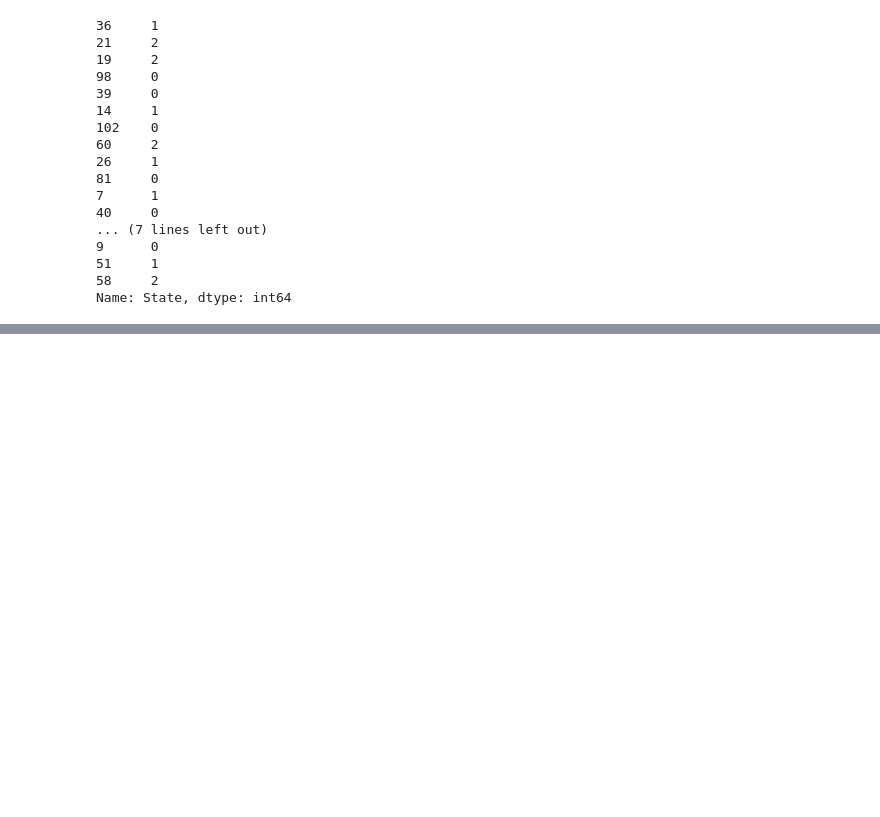
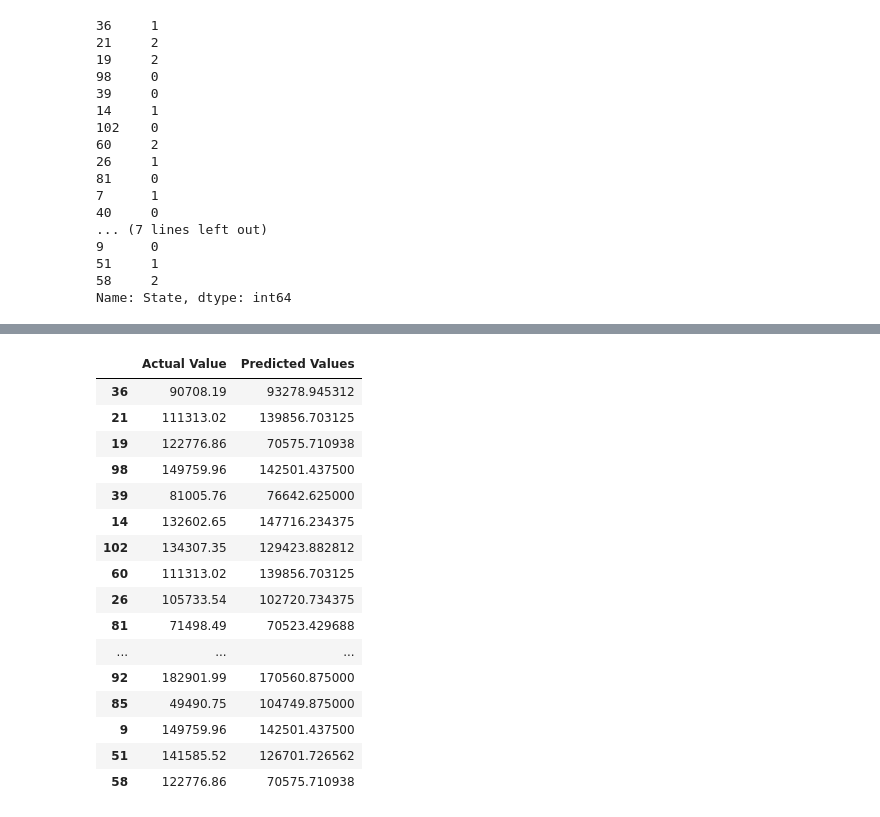
Before and after one commit to NimishSinghChouhan/Smart-Bridge-AI, a Jupyter notebook: Smartbridge_AI_Day_11.ipynb, the cells around one changed output, grey strips where cells are left out. Cells and saved outputs as stored; diff of their text form; code cells hidden in the pictures; blank space fills up the shorter version.

```diff
--- a/Smartbridge_AI_Day_11.ipynb
+++ b/Smartbridge_AI_Day_11.ipynb
@@ -425 +412,5 @@ Epoch 10/10
 <keras.callbacks.History at 0x...>
+# %%
+# Testing the model
+
+ypred=reg_model.predict(xtest)
@@ -425,0 +420,24 @@ Epoch 10/10
+# %%
+# Comparing predicted value with actual value
+comp = pd.DataFrame(ytest)  # Creating a dataframe
+comp.columns = ['Actual Value']  # Changing the column name
+comp['Predicted Values'] = ypred  # Creating a column based on the prediction
+comp
+# %% [output]
+|  | Actual Value | Predicted Values |
+| 36 | 90708.19 | 93278.945312 |
+| 21 | 111313.02 | 139856.703125 |
+| 19 | 122776.86 | 70575.710938 |
+| 98 | 149759.96 | 142501.437500 |
+| 39 | 81005.76 | 76642.625000 |
+| 14 | 132602.65 | 147716.234375 |
+| 102 | 134307.35 | 129423.882812 |
+| 60 | 111313.02 | 139856.703125 |
+| 26 | 105733.54 | 102720.734375 |
+| 81 | 71498.49 | 70523.429688 |
+| ... | ... | ... |
+| 92 | 182901.99 | 170560.875000 |
+| 85 | 49490.75 | 104749.875000 |
+| 9 | 149759.96 | 142501.437500 |
+| 51 | 141585.52 | 126701.726562 |
+| 58 | 122776.86 | 70575.710938 |
```
Also changed, not shown: parts of 22 cells of this notebook.
